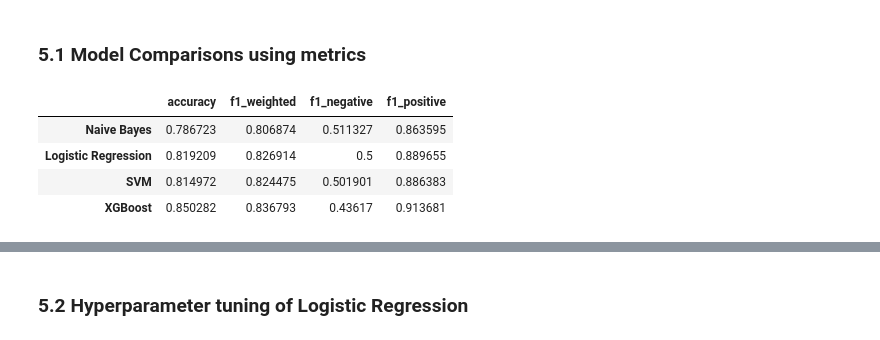
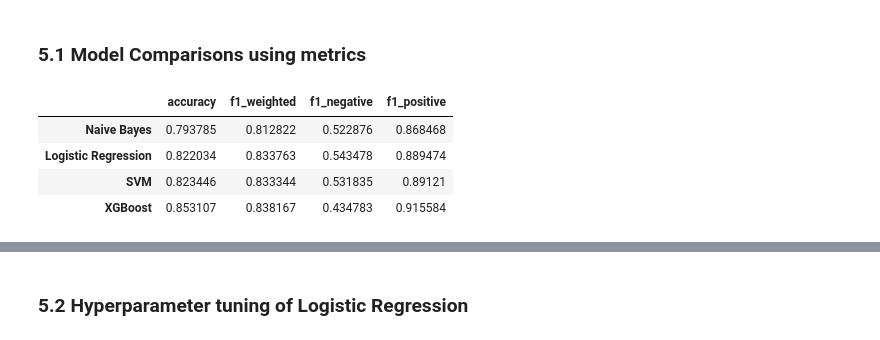
Before and after one commit to zippy345/Tweets_Group_8_project, a Jupyter notebook: sentiments.ipynb, the cells around one changed output, grey strips where cells are left out. Saved outputs shown, nothing was run; the diff lists cells and outputs as text; code cells hidden in the pictures.

```diff
--- a/sentiments.ipynb
+++ b/sentiments.ipynb
@@ -637,9 +663,9 @@ We use a pipeline that does text vectorization i.e converting raw text into nume
 # %%
 # Create pipeline with Naive Bayes
 nb_pipeline = ImbPipeline([('tfidf', TfidfVectorizer(max_features = 2000,
-                                                     ngram_range = (1, 2),
+                                                     ngram_range = (1,2),
                                                      stop_words = 'english',
-                                                     min_df =  2,
+                                                     min_df =  0.001,
                                                      max_df = 0.9)),
                           ('smote', SMOTE(random_state = 42)),
                           ('naive_bayes', MultinomialNB())])
@@ -686,13 +712,14 @@ Next, we are going to train and evaluate a Logistic Regression model on our twee
 lr_pipeline = ImbPipeline([('tfidf', TfidfVectorizer(max_features = 2000,
                                                      ngram_range = (1, 2),
                                                      stop_words = 'english',
-                                                     min_df = 2,
+                                                     min_df = 0.001,
                                                      max_df = 0.95)),
-                           ('smote', SMOTE(random_state = 42)),
+
                            ('logistic', LogisticRegression(random_state = 42,
                                                            max_iter = 1000,
-                                                           class_weight = 'balanced',
-                                                           C = 1.0 ))
+                                                           solver = 'liblinear',
+                                                           class_weight = 'balanced'))
+
                           ])
 
 
@@ -745,7 +771,7 @@ SVM is used in this project because it performs well on high-dimensional text da
 svm_pipeline = ImbPipeline([('tfidf', TfidfVectorizer(max_features = 2000,
                                                      ngram_range = (1, 2),
                                                      stop_words = 'english',
-                                                     min_df = 2,
+                                                     min_df = 0.001,
                                                      max_df = 0.95)),
                             ('smote', SMOTE(random_state = 42)),
                             ('clf', SVC(kernel = 'linear', probability  =True, random_state = 42))
@@ -799,7 +825,7 @@ Next, we are going to train and evaluate an XGBoost classifier using a pipeline
 xgb_pipeline = ImbPipeline([('tfidf', TfidfVectorizer(max_features = 2000,
                                                      ngram_range = (1, 2),
                                                      stop_words = 'english',
-                                                     min_df = 2,
+                                                     min_df = 0.001,
                                                      max_df = 0.95)),
                            ('smote', SMOTE(random_state = 42)),
                            ('xgboost',  XGBClassifier(use_label_encoder = False,
@@ -869,7 +895,8 @@ models = {
     'Naive Bayes': nb_pipeline,
     'Logistic Regression': lr_pipeline,
     'SVM': svm_pipeline,
-    'XGBoost': xgb_pipeline
+    'XGBoost': xgb_pipeline,
+
 }
 
 def evaluate_metrics(models_dict, X_test, y_test):
@@ -878,37 +905,37 @@ def evaluate_metrics(models_dict, X_test, y_test):
 
     for model_name, pipeline in models_dict.items():
 
         # Make predictions
         y_pred = pipeline.predict(X_test)
 
         # Calculate metrics
         accuracy = accuracy_score(y_test, y_pred)
         f1 = f1_score(y_test, y_pred, average = 'weighted')
         f1_neg = f1_score(y_test, y_pred, pos_label=0)  # Negative class
         f1_pos = f1_score(y_test, y_pred, pos_label=1)  # Positive class
 
         # Store results
         results[model_name] = {
             'accuracy': accuracy,
             'f1_weighted': f1,
             'f1_negative': f1_neg,
             'f1_positive': f1_pos,
             'predictions': y_pred
         }
     return results
 
 # Run basic evaluation
 results_df = evaluate_metrics(models, X_test, y_test)
 
 # Display results in a Dataframe
 metrics_df = pd.DataFrame(results_df).T[['accuracy', 'f1_weighted', 'f1_negative', 'f1_positive']]
 metrics_df
 # %% [output]
 |  | accuracy | f1_weighted | f1_negative | f1_positive |
-| Naive Bayes | 0.786723 | 0.806874 | 0.511327 | 0.863595 |
-| Logistic Regression | 0.819209 | 0.826914 | 0.5 | 0.889655 |
-| SVM | 0.814972 | 0.824475 | 0.501901 | 0.886383 |
-| XGBoost | 0.850282 | 0.836793 | 0.43617 | 0.913681 |
+| Naive Bayes | 0.793785 | 0.812822 | 0.522876 | 0.868468 |
+| Logistic Regression | 0.822034 | 0.833763 | 0.543478 | 0.889474 |
+| SVM | 0.823446 | 0.833344 | 0.531835 | 0.89121 |
+| XGBoost | 0.853107 | 0.838167 | 0.434783 | 0.915584 |
 # %%
 # Visualize the model performance
 metrics_df.plot(kind = 'bar', figsize = (8, 6))
```
Also changed, not shown: parts of 72 cells of this notebook.
